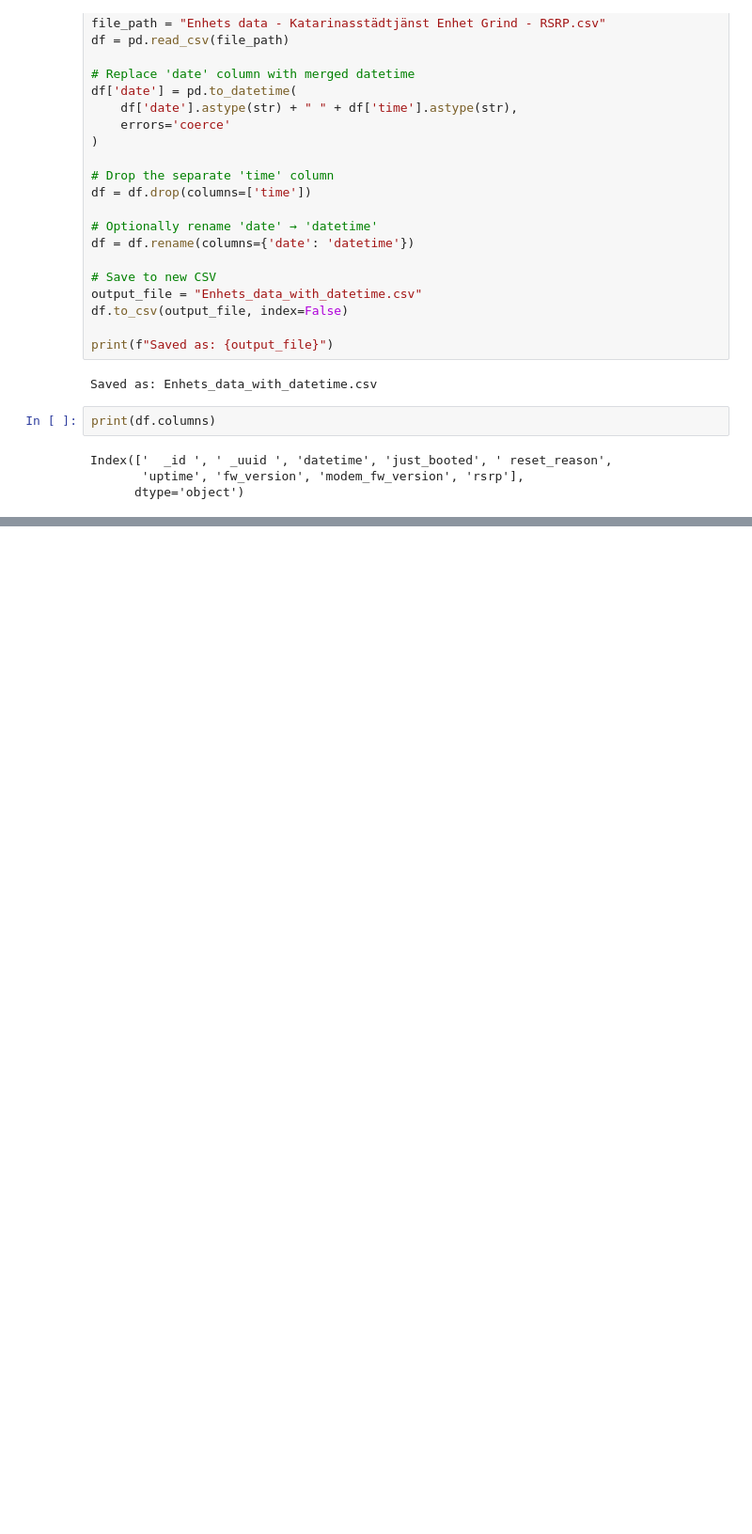
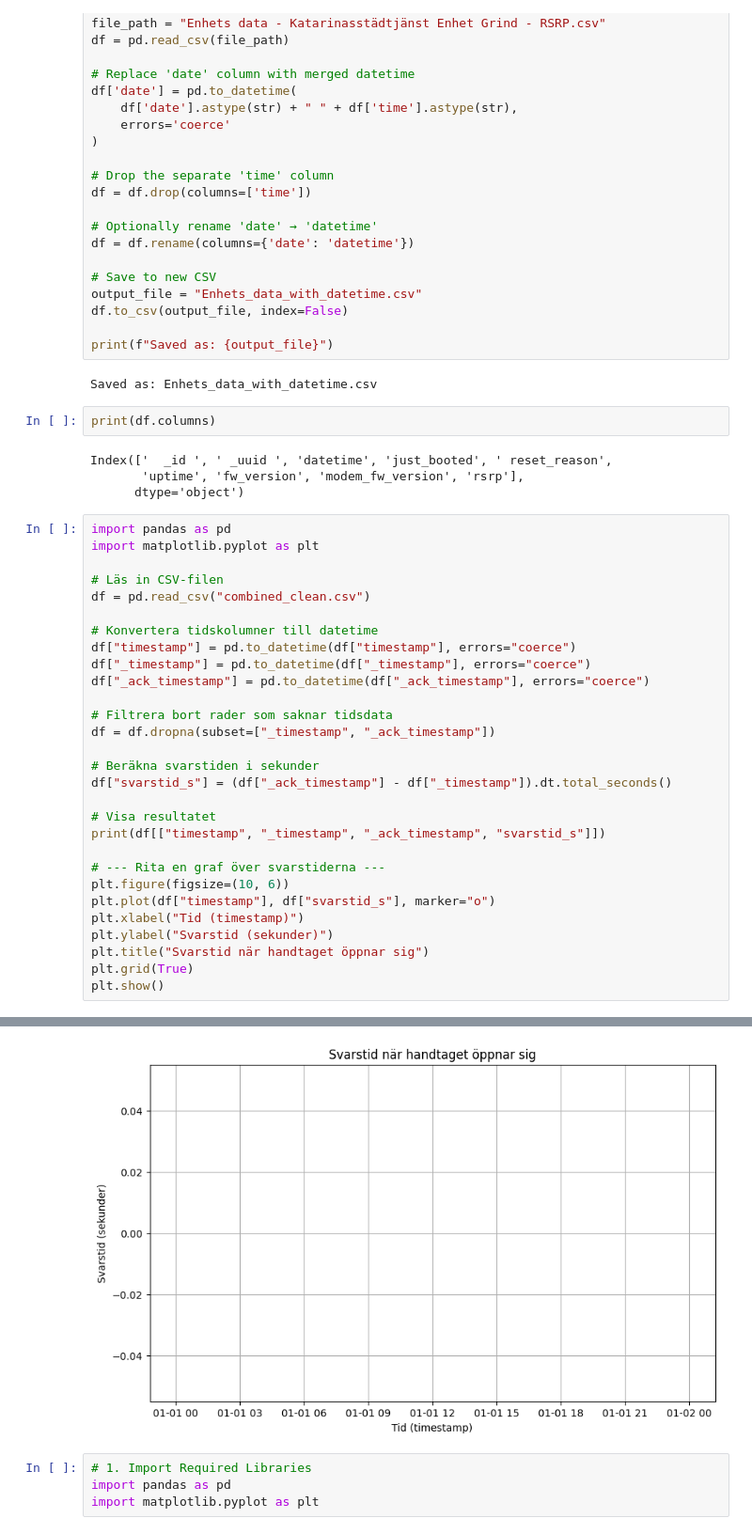
Before and after one commit to yuliaresina/lia_test_arena_, a Jupyter notebook: Kod.ipynb, the cells around one changed output, grey strips where cells are left out. Shown at 94% size. Drawn from its saved outputs; the diff is of its cells as text; blank space fills up the shorter version.

```diff
--- a/Kod.ipynb
+++ b/Kod.ipynb
@@ -50,3 +50,33 @@ print(df.columns)
 Index(['  _id ', ' _uuid ', 'datetime', 'just_booted', ' reset_reason',
        'uptime', 'fw_version', 'modem_fw_version', 'rsrp'],
       dtype='object')
+# %%
+import pandas as pd
+import matplotlib.pyplot as plt
+
+# Läs in CSV-filen
+df = pd.read_csv("combined_clean.csv")
+
+# Konvertera tidskolumner till datetime
+df["timestamp"] = pd.to_datetime(df["timestamp"], errors="coerce")
+df["_timestamp"] = pd.to_datetime(df["_timestamp"], errors="coerce")
+df["_ack_timestamp"] = pd.to_datetime(df["_ack_timestamp"], errors="coerce")
+
+# Filtrera bort rader som saknar tidsdata
+df = df.dropna(subset=["_timestamp", "_ack_timestamp"])
+
+# Beräkna svarstiden i sekunder
+df["svarstid_s"] = (df["_ack_timestamp"] - df["_timestamp"]).dt.total_seconds()
+
+# Visa resultatet
+print(df[["timestamp", "_timestamp", "_ack_timestamp", "svarstid_s"]])
+
+# --- Rita en graf över svarstiderna ---
+plt.figure(figsize=(10, 6))
+plt.plot(df["timestamp"], df["svarstid_s"], marker="o")
+plt.xlabel("Tid (timestamp)")
+plt.ylabel("Svarstid (sekunder)")
+plt.title("Svarstid när handtaget öppnar sig")
+plt.grid(True)
+plt.show()
+# %% [output]
@@ -52,0 +100,5 @@ Index(['  _id ', ' _uuid ', 'datetime', 'just_booted', ' reset_reason',
+[figure, added]
+# %%
+# 1. Import Required Libraries
+import pandas as pd
+import matplotlib.pyplot as plt
```
Also changed, not shown: parts of 6 cells of this notebook.
